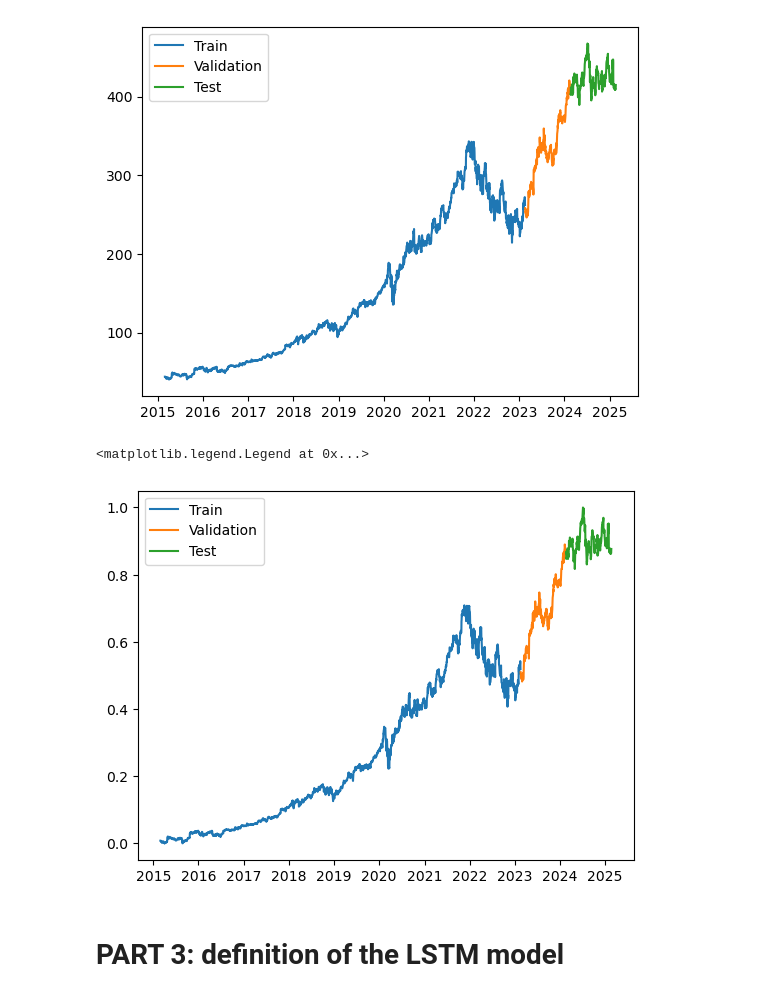
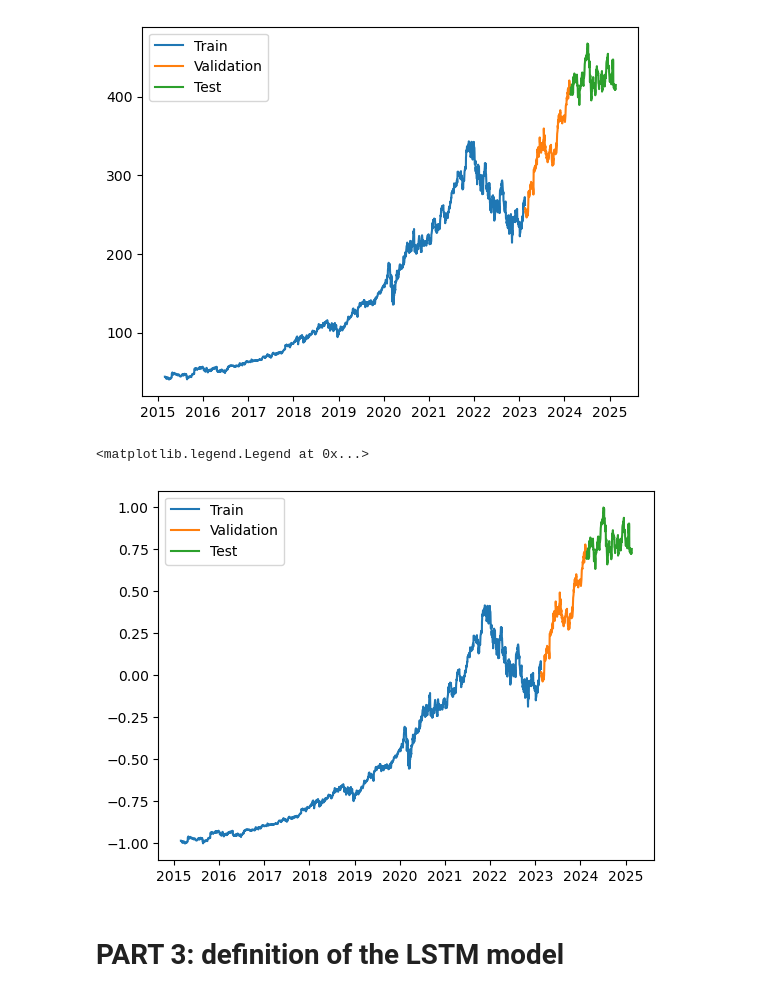
Before and after one commit to fravasta/Improving-forecast-of-a-time-series-model-with-synthetic-time-series-augmentation, a Jupyter notebook: LSTM + GAN_standardized.ipynb, the cells around one changed output. Drawn from its saved outputs; the diff is of its cells as text; code cells hidden in the pictures.

```diff
--- a/LSTM + GAN_standardized.ipynb
+++ b/LSTM + GAN_standardized.ipynb
@@ -283,34 +283,34 @@ plt.legend(['Train', 'Validation', 'Test'])
 [figure]
 # %%
 #LSTM performs better when using Standardized data
-X_scaler = MinMaxScaler()
-y_scaler = MinMaxScaler()
+X_scaler = MinMaxScaler(feature_range=(-1, 1))
+y_scaler = MinMaxScaler(feature_range=(-1, 1))
 
 # Normalize the data of "windowed_df"
 windowed_df.iloc[:, 1:-1] = X_scaler.fit_transform(windowed_df.iloc[:, 1:-1])  # To standardize X
 windowed_df.iloc[:, -1] = y_scaler.fit_transform(windowed_df.iloc[:, -1].values.reshape(-1, 1))  # To standardize y
 
 # We need to apply again the function to obtain dates, X, y
 dates, X_norm, y_norm = windowed_df_to_date_X_y(windowed_df)
 
 # Now we split the data and we also visualize the different sets on the graph
 #with time series we can't do random splittings because the cronological order is important, so we use the quantiles
 
 q_80 = int(len(dates)*.8)
 q_90 = int(len(dates)*.9)
 
 dates_train, X_train_norm, y_train_norm = dates[:q_80], X_norm[:q_80], y_norm[:q_80]
 dates_val, X_val_norm, y_val_norm = dates[q_80:q_90], X_norm[q_80:q_90], y_norm[q_80:q_90]
 dates_test, X_test_norm, y_test_norm = dates[q_90:], X_norm[q_90:], y_norm[q_90:] #from q_90 onwards
 
 plt.plot(dates_train, y_train_norm)
 plt.plot(dates_val, y_val_norm)
 plt.plot(dates_test, y_test_norm)
 
 plt.legend(['Train', 'Validation', 'Test'])
 # %% [output]
 <matplotlib.legend.Legend at 0x...>
-[figure, old version]
+[figure, new version]
 # %% [markdown]
 # PART 3: definition of the LSTM model
 # %%
```
Also changed, not shown: parts of 16 cells of this notebook, 2 other files.
